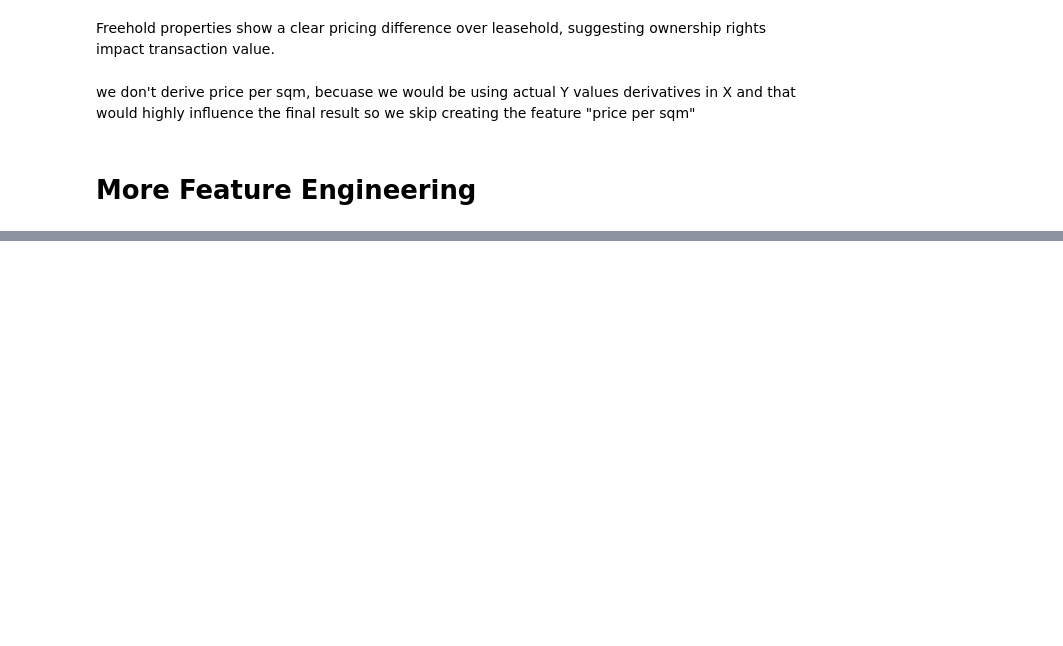
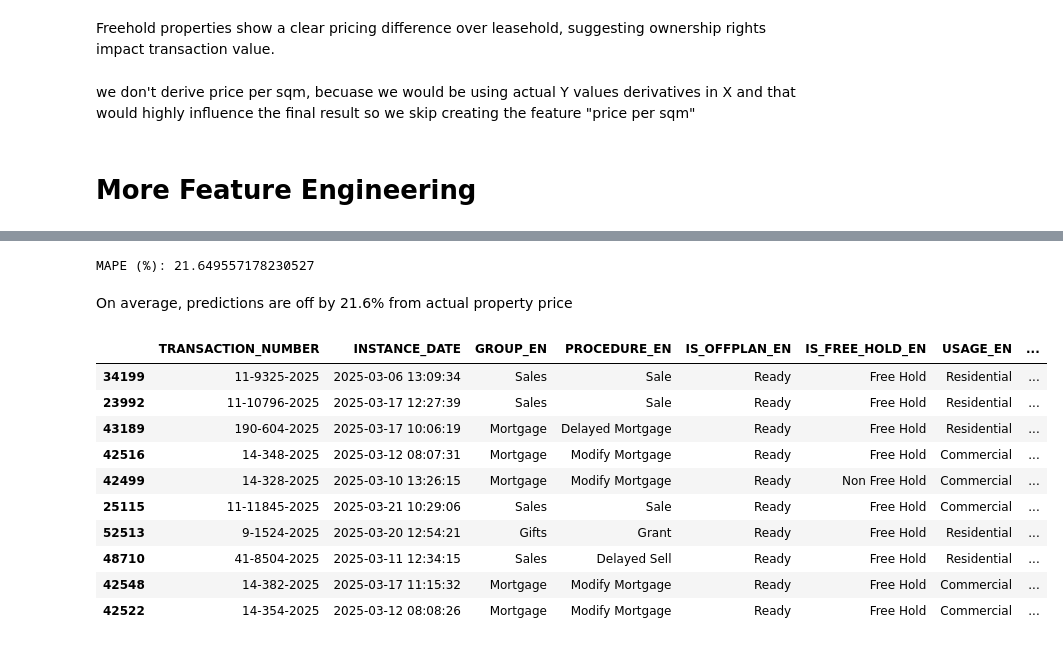
Before and after one commit to anuj-aj/Real-Estate-price-prediction, a Jupyter notebook: notebooks/analysis.ipynb, the cells around one changed output, grey strips where cells are left out. Cells and saved outputs as stored; diff of their text form; code cells hidden in the pictures; blank space fills up the shorter version.

```diff
--- a/notebooks/analysis.ipynb
+++ b/notebooks/analysis.ipynb
@@ -11,7 +11,7 @@ pd.set_option("display.max_columns", None)
 
 DATA_PATH = Path("D://projectLite/real_estate_val/notebooks/transactions-2025-03-21/transactions-2025-03-21.csv")
 df = pd.read_csv(DATA_PATH)
-
+df_original = pd.read_csv(DATA_PATH)
 print("Shape:", df.shape)
 df.head()
 # %% [output]
@@ -770,0 +928,41 @@ print(importance.head(15))
+# %%
+y_test_real = np.expm1(y_test)
+pred_real = np.expm1(final_pred)
+
+mape = np.mean(np.abs((y_test_real - pred_real) / y_test_real)) * 100
+
+print("MAPE (%):", mape)
+# %% [output]
+MAPE (%): 21.649557178230527
+# %% [markdown]
+On average, predictions are off by 21.6% from actual property price
+# %%
+results_df = pd.DataFrame({
+    "Actual": y_test_real,
+    "Predicted": pred_real
+})
+
+# Absolute error
+results_df["abs_error"] = np.abs(results_df["Actual"] - results_df["Predicted"])
+
+# Percentage error
+results_df["pct_error"] = (
+    np.abs(results_df["Actual"] - results_df["Predicted"])
+    / results_df["Actual"]
+) * 100
+# %%
+worst_cases = results_df.sort_values("abs_error", ascending=False).head(10)
+worst_indices = worst_cases.index
+df_original.loc[worst_indices]
+# %% [output]
+|  | TRANSACTION_NUMBER | INSTANCE_DATE | GROUP_EN | PROCEDURE_EN | IS_OFFPLAN_EN | IS_FREE_HOLD_EN | USAGE_EN | ... |
+| 34199 | 11-9325-2025 | 2025-03-06 13:09:34 | Sales | Sale | Ready | Free Hold | Residential | ... |
+| 23992 | 11-10796-2025 | 2025-03-17 12:27:39 | Sales | Sale | Ready | Free Hold | Residential | ... |
+| 43189 | 190-604-2025 | 2025-03-17 10:06:19 | Mortgage | Delayed Mortgage | Ready | Free Hold | Residential | ... |
+| 42516 | 14-348-2025 | 2025-03-12 08:07:31 | Mortgage | Modify Mortgage | Ready | Free Hold | Commercial | ... |
+| 42499 | 14-328-2025 | 2025-03-10 13:26:15 | Mortgage | Modify Mortgage | Ready | Non Free Hold | Commercial | ... |
+| 25115 | 11-11845-2025 | 2025-03-21 10:29:06 | Sales | Sale | Ready | Free Hold | Commercial | ... |
+| 52513 | 9-1524-2025 | 2025-03-20 12:54:21 | Gifts | Grant | Ready | Free Hold | Residential | ... |
+| 48710 | 41-8504-2025 | 2025-03-11 12:34:15 | Sales | Delayed Sell | Ready | Free Hold | Residential | ... |
+| 42548 | 14-382-2025 | 2025-03-17 11:15:32 | Mortgage | Modify Mortgage | Ready | Free Hold | Commercial | ... |
+| 42522 | 14-354-2025 | 2025-03-12 08:08:26 | Mortgage | Modify Mortgage | Ready | Free Hold | Commercial | ... |
```
Also changed, not shown: parts of 42 cells of this notebook, 9 other files.
